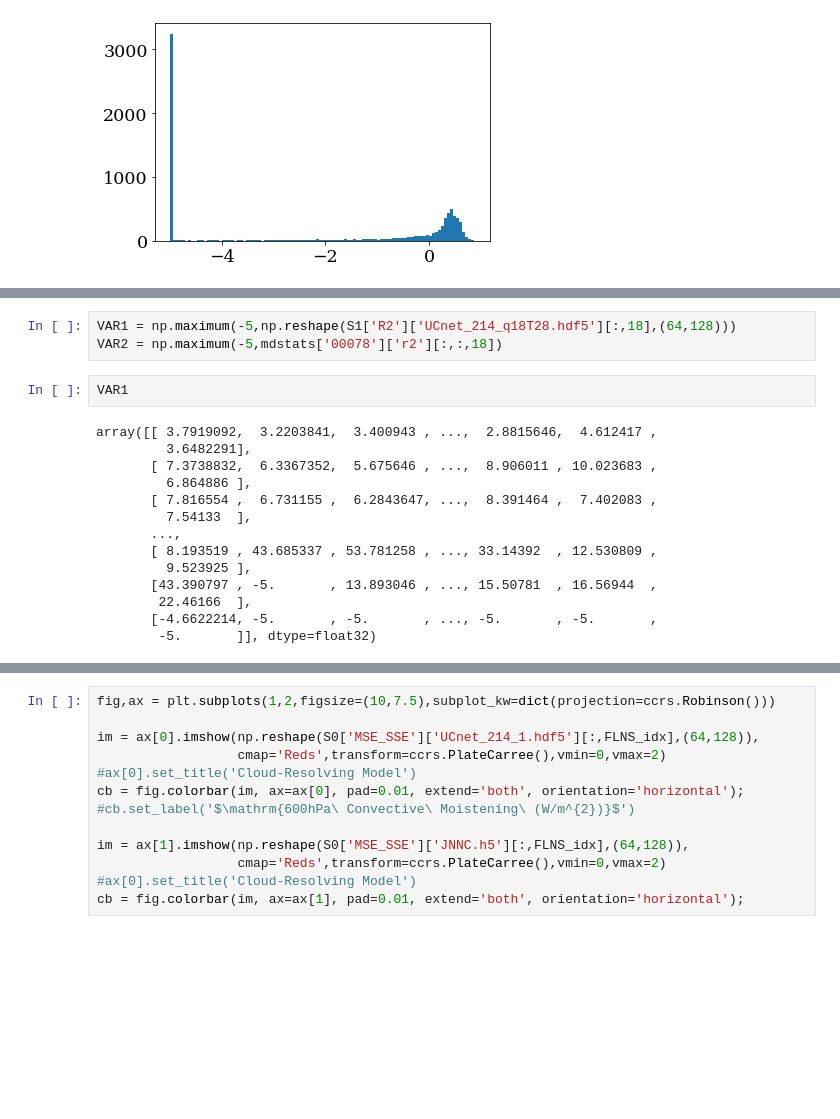
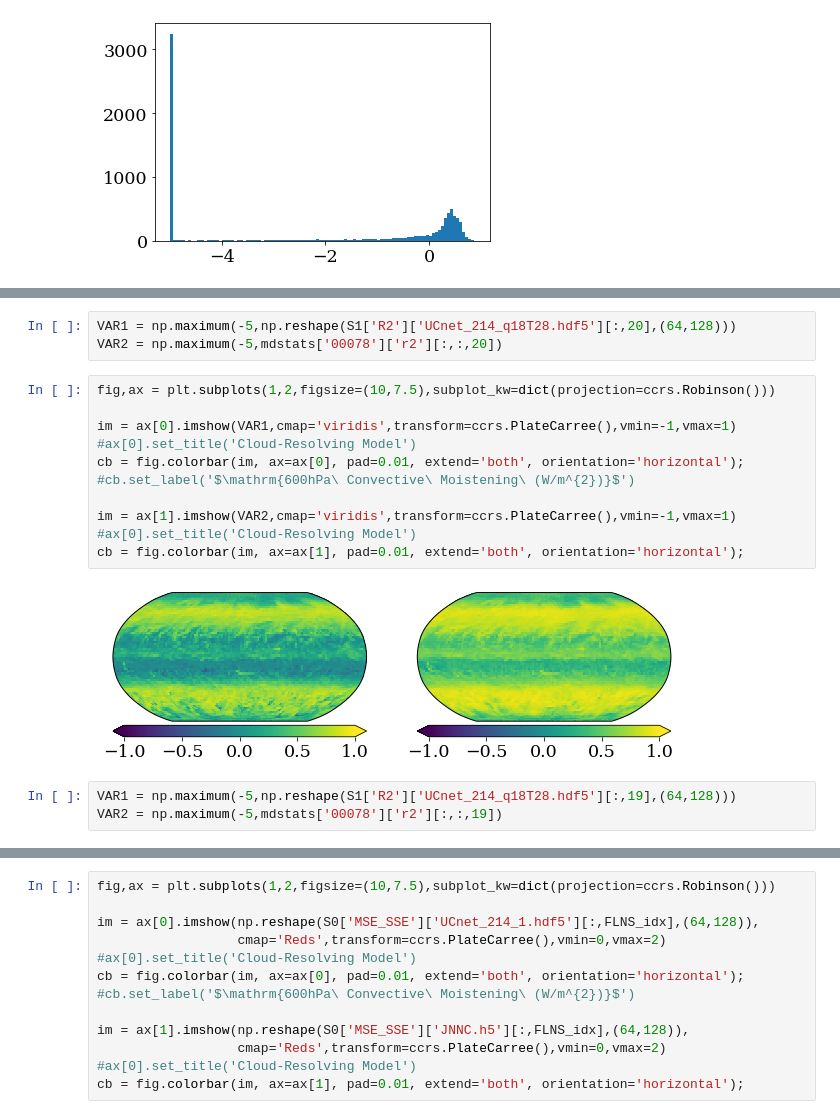
Before and after one commit to BradleyStanleyClamp/CBRAIN-CAM-MLINV, a Jupyter notebook: notebooks/tbeucler_devlog/042_Figures_PRL_Submission.ipynb, the cells around one changed output, grey strips where cells are left out. Saved outputs shown, nothing was run; the diff lists cells and outputs as text; blank space fills up the shorter version.

```diff
--- a/notebooks/tbeucler_devlog/042_Figures_PRL_Submission.ipynb
+++ b/notebooks/tbeucler_devlog/042_Figures_PRL_Submission.ipynb
@@ -3874,22 +3893,22 @@ cb = fig.colorbar(im, ax=ax[1], pad=0.01, extend='both', orientation='horizontal
 # %%
-VAR1 = np.maximum(-5,np.reshape(S1['R2']['UCnet_214_q18T28.hdf5'][:,18],(64,128)))
-VAR2 = np.maximum(-5,mdstats['00078']['r2'][:,:,18])
+VAR1 = np.maximum(-5,np.reshape(S1['R2']['UCnet_214_q18T28.hdf5'][:,20],(64,128)))
+VAR2 = np.maximum(-5,mdstats['00078']['r2'][:,:,20])
-# %%
-VAR1
-# %% [output]
-array([[ 3.7919092,  3.2203841,  3.400943 , ...,  2.8815646,  4.612417 ,
-         3.6482291],
-       [ 7.3738832,  6.3367352,  5.675646 , ...,  8.906011 , 10.023683 ,
-         6.864886 ],
-       [ 7.816554 ,  6.731155 ,  6.2843647, ...,  8.391464 ,  7.402083 ,
-         7.54133  ],
-       ...,
-       [ 8.193519 , 43.685337 , 53.781258 , ..., 33.14392  , 12.530809 ,
-         9.523925 ],
-       [43.390797 , -5.       , 13.893046 , ..., 15.50781  , 16.56944  ,
-        22.46166  ],
-       [-4.6622214, -5.       , -5.       , ..., -5.       , -5.       ,
-        -5.       ]], dtype=float32)
+# %%
+fig,ax = plt.subplots(1,2,figsize=(10,7.5),subplot_kw=dict(projection=ccrs.Robinson()))
+
+im = ax[0].imshow(VAR1,cmap='viridis',transform=ccrs.PlateCarree(),vmin=-1,vmax=1)
+#ax[0].set_title('Cloud-Resolving Model')
+cb = fig.colorbar(im, ax=ax[0], pad=0.01, extend='both', orientation='horizontal');
+#cb.set_label('$\mathrm{600hPa\ Convective\ Moistening\ (W/m^{2})}$')
+
+im = ax[1].imshow(VAR2,cmap='viridis',transform=ccrs.PlateCarree(),vmin=-1,vmax=1)
+#ax[0].set_title('Cloud-Resolving Model')
+cb = fig.colorbar(im, ax=ax[1], pad=0.01, extend='both', orientation='horizontal');
+# %% [output]
+[figure, added]
+# %%
+VAR1 = np.maximum(-5,np.reshape(S1['R2']['UCnet_214_q18T28.hdf5'][:,19],(64,128)))
+VAR2 = np.maximum(-5,mdstats['00078']['r2'][:,:,19])
 # %%
 fig,ax = plt.subplots(1,2,figsize=(10,7.5),subplot_kw=dict(projection=ccrs.Robinson()))
 
```
Also changed, not shown: parts of 40 cells of this notebook.
